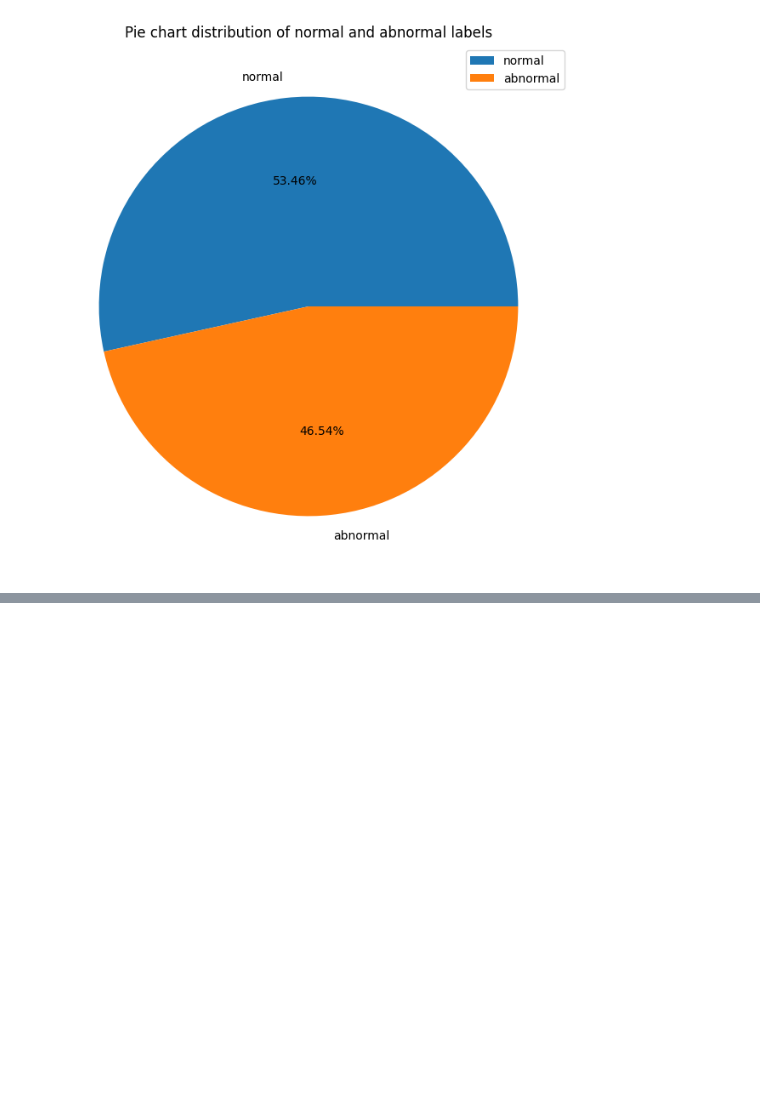
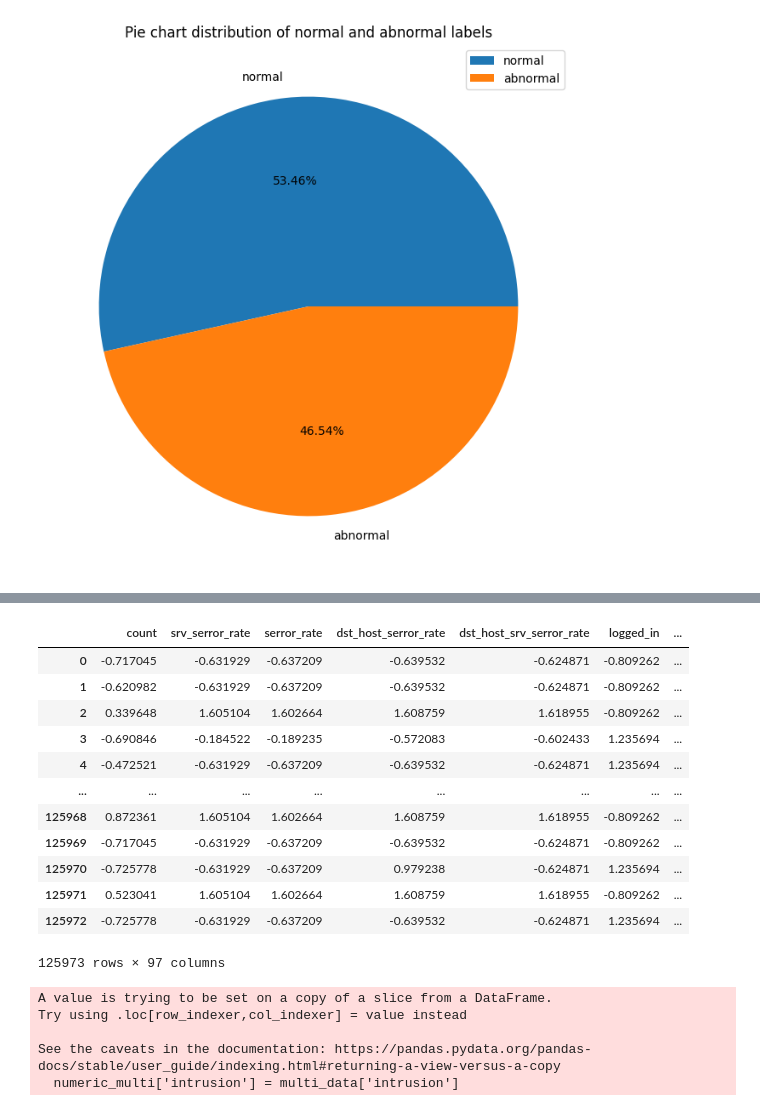
Before and after one commit to samsivabalan/home-network-IDS, a Jupyter notebook: training/main.ipynb, the cells around one changed output, grey strips where cells are left out. Cells and saved outputs as stored; diff of their text form; code cells hidden in the pictures; blank space fills up the shorter version.

```diff
--- a/training/main.ipynb
+++ b/training/main.ipynb
@@ -268,0 +336,38 @@ plt.show()
+# %%
+# selecting attributes found by using pearson correlation coefficient
+numeric_bin = bin_data[['count','srv_serror_rate','serror_rate','dst_host_serror_rate','dst_host_srv_serror_rate',
+                         'logged_in','dst_host_same_srv_rate','dst_host_srv_count','same_srv_rate']]
+# %%
+# joining the selected attribute with the one-hot-encoded categorical dataframe
+numeric_bin = numeric_bin.join(categorical)
+# then joining encoded, one-hot-encoded, and original attack label attribute
+bin_data = numeric_bin.join(bin_data[['intrusion','abnormal','normal','label']])
+# %%
+# saving final dataset to disk
+bin_data.to_csv("home-network-IDS/datasets/bin_data.csv")
+# final dataset for binary classification
+bin_data
+# %% [output]
+|  | count | srv_serror_rate | serror_rate | dst_host_serror_rate | dst_host_srv_serror_rate | logged_in | ... |
+| 0 | -0.717045 | -0.631929 | -0.637209 | -0.639532 | -0.624871 | -0.809262 | ... |
+| 1 | -0.620982 | -0.631929 | -0.637209 | -0.639532 | -0.624871 | -0.809262 | ... |
+| 2 | 0.339648 | 1.605104 | 1.602664 | 1.608759 | 1.618955 | -0.809262 | ... |
+| 3 | -0.690846 | -0.184522 | -0.189235 | -0.572083 | -0.602433 | 1.235694 | ... |
+| 4 | -0.472521 | -0.631929 | -0.637209 | -0.639532 | -0.624871 | 1.235694 | ... |
+| ... | ... | ... | ... | ... | ... | ... | ... |
+| 125968 | 0.872361 | 1.605104 | 1.602664 | 1.608759 | 1.618955 | -0.809262 | ... |
+| 125969 | -0.717045 | -0.631929 | -0.637209 | -0.639532 | -0.624871 | -0.809262 | ... |
+| 125970 | -0.725778 | -0.631929 | -0.637209 | 0.979238 | -0.624871 | 1.235694 | ... |
+| 125971 | 0.523041 | 1.605104 | 1.602664 | 1.608759 | 1.618955 | -0.809262 | ... |
+| 125972 | -0.725778 | -0.631929 | -0.637209 | -0.639532 | -0.624871 | 1.235694 | ... |
+125973 rows × 97 columns
+# %%
+# creating a dataframe with only numeric attributes of multi-class dataset and encoded label attribute
+numeric_multi = multi_data[numeric_col]
+numeric_multi['intrusion'] = multi_data['intrusion']
+# %% [output]
+A value is trying to be set on a copy of a slice from a DataFrame.
+Try using .loc[row_indexer,col_indexer] = value instead
+
+See the caveats in the documentation: https://pandas.pydata.org/pandas-docs/stable/user_guide/indexing.html#returning-a-view-versus-a-copy
+  numeric_multi['intrusion'] = multi_data['intrusion']
```
Also changed, not shown: parts of 14 cells of this notebook.
